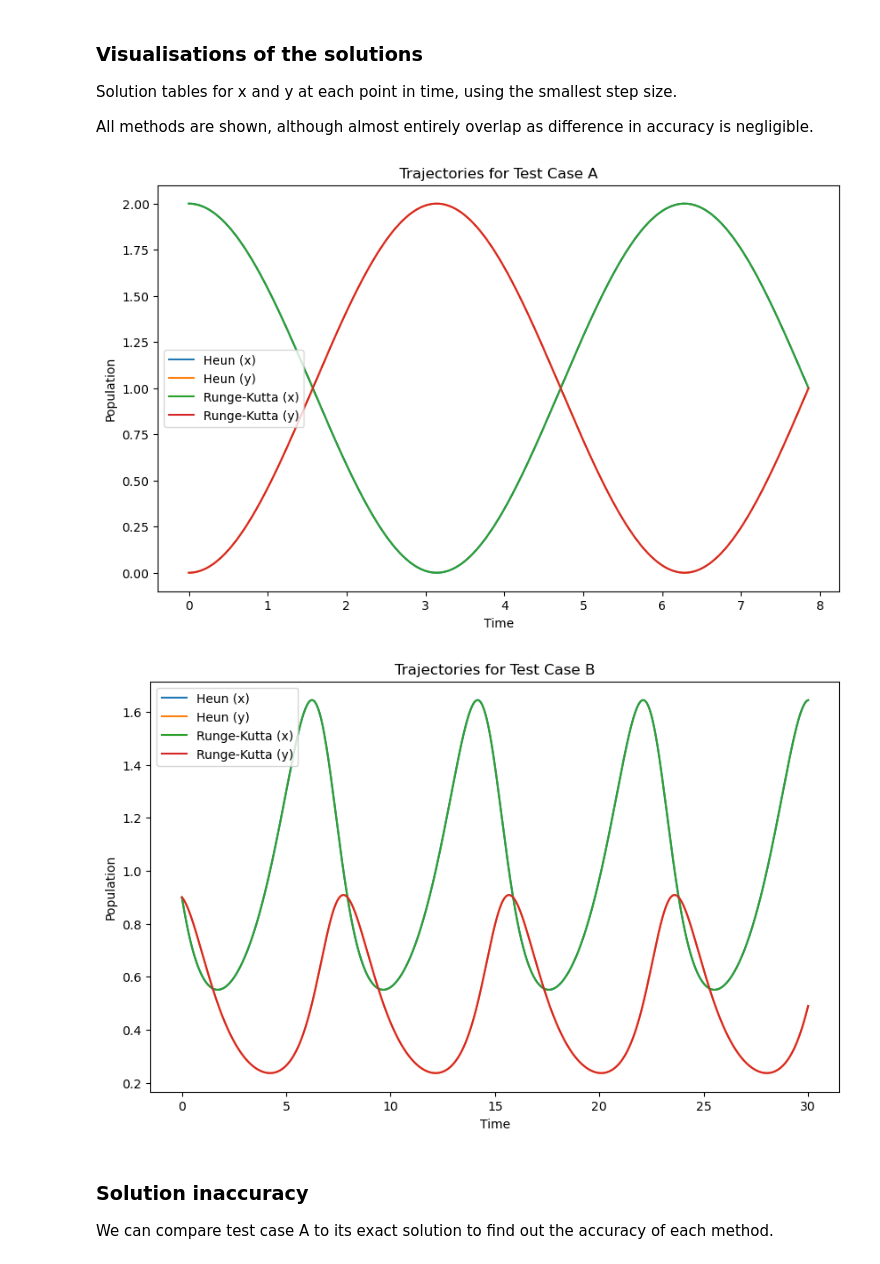
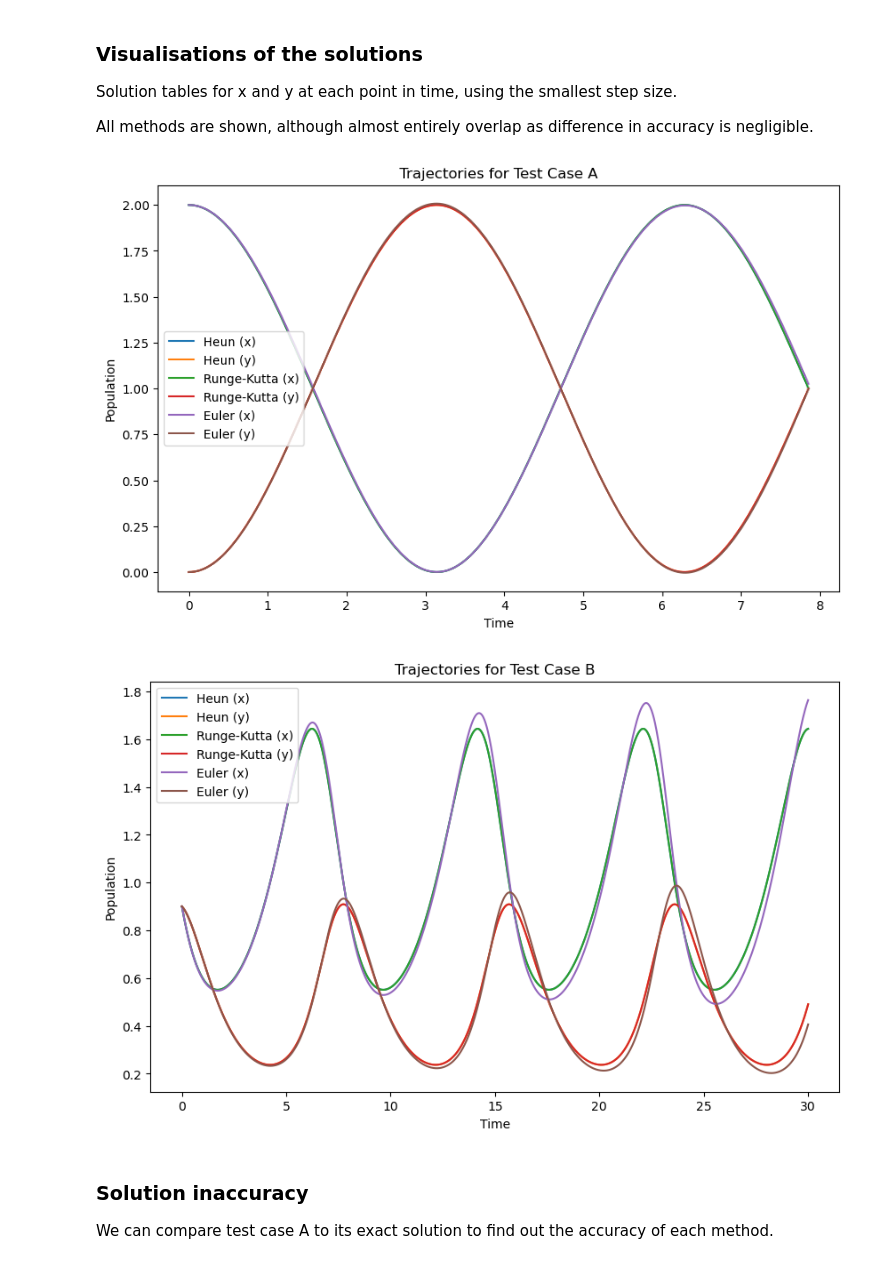
Before and after one commit to samrussell-code/numerical_scwk, a Jupyter notebook: samrussell.ipynb, the cells around one changed output. Saved outputs shown, nothing was run; the diff lists cells and outputs as text; code cells hidden in the pictures.

```diff
--- a/samrussell.ipynb
+++ b/samrussell.ipynb
@@ -52,6 +100,7 @@ def secant_method(rhs, u0, t0, dt, T):
 # %% [markdown]
 ### Running the methods with time steps and parameters
 # %%
+# Modify run_simulation function to include euler_method
 def run_simulation(u0, T, time_steps, methods, rhs_function):
     total_times = {method: [] for method in methods}
     line_positions = np.arange(len(time_steps))
@@ -61,8 +110,10 @@ def run_simulation(u0, T, time_steps, methods, rhs_function):
 
         for method in methods:
             start_time = time.time()
-            if method == "Secant":
-                t, sol = secant_method(rhs_function, u0, 0, dt, T)
+            if method == "Euler":
+                t, sol = euler_method(rhs_function, u0, 0, dt, T)
+            elif method == "Newton":
+                t, sol = newton_method(rhs_function, u0, 0, dt, T)
             else:
                 t, sol = solver(rhs_function, u0, 0, dt, T, method)
             end_time = time.time()
@@ -72,8 +123,9 @@ def run_simulation(u0, T, time_steps, methods, rhs_function):
 
     return total_times
 
+
 time_steps = [100, 200, 400, 800, 1600]
-methods = ["Heun", "Runge-Kutta"]
+methods = ["Heun", "Runge-Kutta", "Euler"]
 
 # Test Case A
 T_A = 2.5 * np.pi
@@ -110,8 +162,8 @@ for method in methods:
         print(f"dt = T/{dt_factor}, Total Time = {times:.6f} s")
 
         # Convert sol_ref to a NumPy array
-        if method == "Secant":
-            t_ref, sol_ref = secant_method(rhs, u0_A, 0, T_A / dt_factor, T_A)
+        if method == "Euler":
+            t_ref, sol_ref = euler_method(rhs, u0_A, 0, T_A / dt_factor, T_A)
         else:
             t_ref, sol_ref = solver(rhs, u0_A, 0, T_A / dt_factor, T_A, method)
         sol_ref = np.array(sol_ref)
@@ -134,8 +186,8 @@ for method in methods:
         print(f"dt = T/{dt_factor}, Total Time = {times:.6f} s")
 
         # Convert sol_ref to a NumPy array
-        if method == "Secant":
-            t_ref, sol_ref = secant_method(rhs_B, u0_B, 0, T_B / dt_factor, T_B)
+        if method == "Euler":
+            t_ref, sol_ref = euler_method(rhs_B, u0_B, 0, T_B / dt_factor, T_B)
         else:
             t_ref, sol_ref = solver(rhs_B, u0_B, 0, T_B / dt_factor, T_B, method)
         sol_ref = np.array(sol_ref)
@@ -206,39 +258,39 @@ All methods are shown, although almost entirely overlap as difference in accurac
 # Plotting trajectories for Test Case A
 plt.figure(figsize=(10, 6))
 for method in methods:
-    if method == "Secant":
-        t, sol = secant_method(rhs, u0_A, 0, T_A / 1600, T_A)
+    if method == "Euler":
+        t, sol = euler_method(rhs, u0_A, 0, T_A / 1600, T_A)
     else:
         t, sol = solver(rhs, u0_A, 0, T_A / 1600, T_A, method)
     sol = np.array(sol)
     plt.plot(t, sol[:, 0], label=f"{method} (x)")
     plt.plot(t, sol[:, 1], label=f"{method} (y)")
 
 plt.title("Trajectories for Test Case A")
 plt.xlabel("Time")
 plt.ylabel("Population")
 plt.legend()
 plt.show()
 
 # Plotting trajectories for Test Case B
 plt.figure(figsize=(10, 6))
 for method in methods:
-    if method == "Secant":
-        t, sol = secant_method(rhs_B, u0_B, 0, T_B / 1600, T_B)
+    if method == "Euler":
+        t, sol = euler_method(rhs_B, u0_B, 0, T_B / 1600, T_B)
     else:
         t, sol = solver(rhs_B, u0_B, 0, T_B / 1600, T_B, method)
     sol = np.array(sol)
     plt.plot(t, sol[:, 0], label=f"{method} (x)")
     plt.plot(t, sol[:, 1], label=f"{method} (y)")
 
 plt.title("Trajectories for Test Case B")
 plt.xlabel("Time")
 plt.ylabel("Population")
 plt.legend()
 plt.show()
 # %% [output]
-[figure, old version]
+[figure, new version]
-[figure, old version]
+[figure, new version]
 # %% [markdown]
 ### Solution inaccuracy
 We can compare test case A to its exact solution to find out the accuracy of each method.
```
Also changed, not shown: parts of 9 cells of this notebook, 1 other file.
